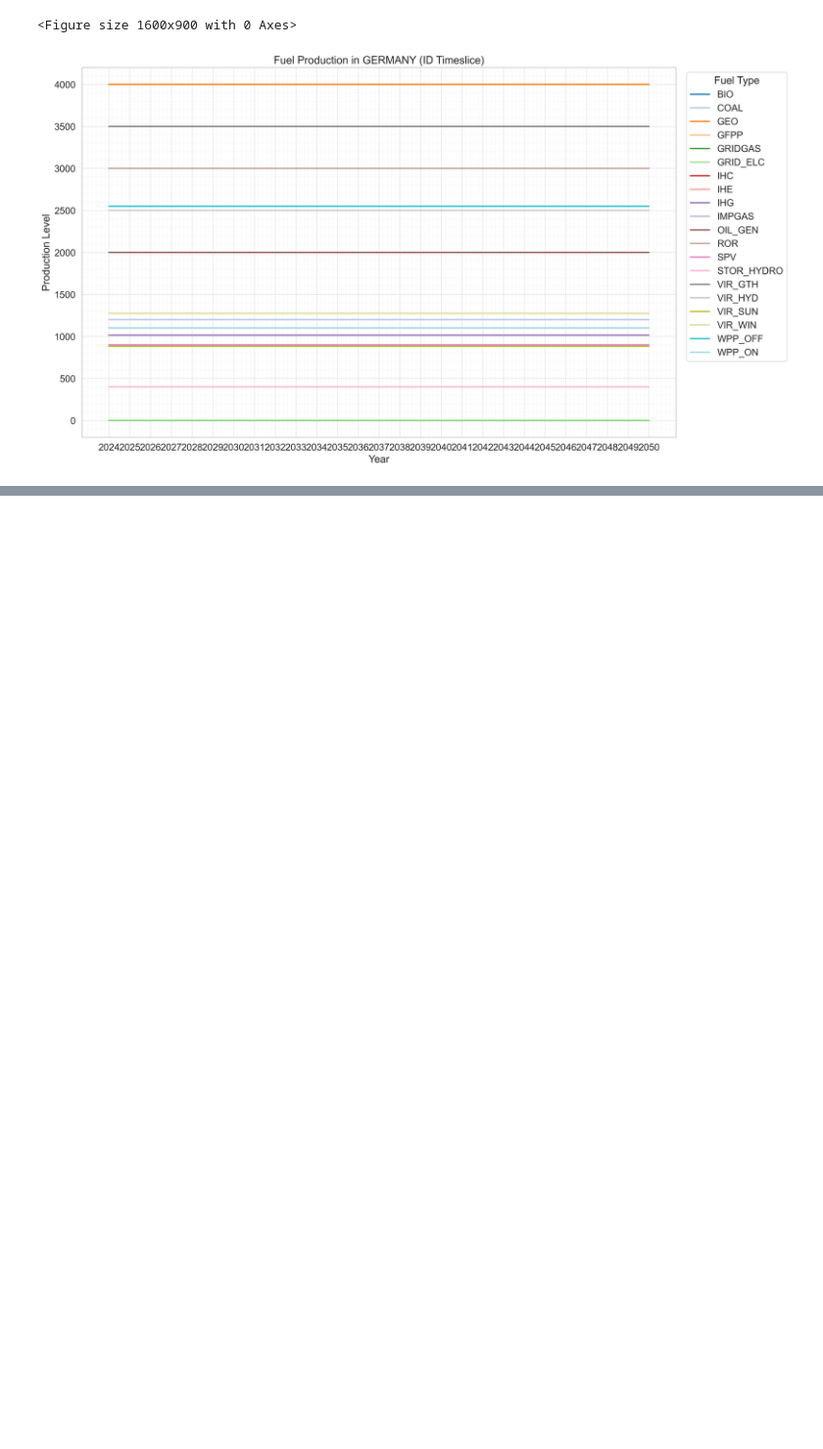
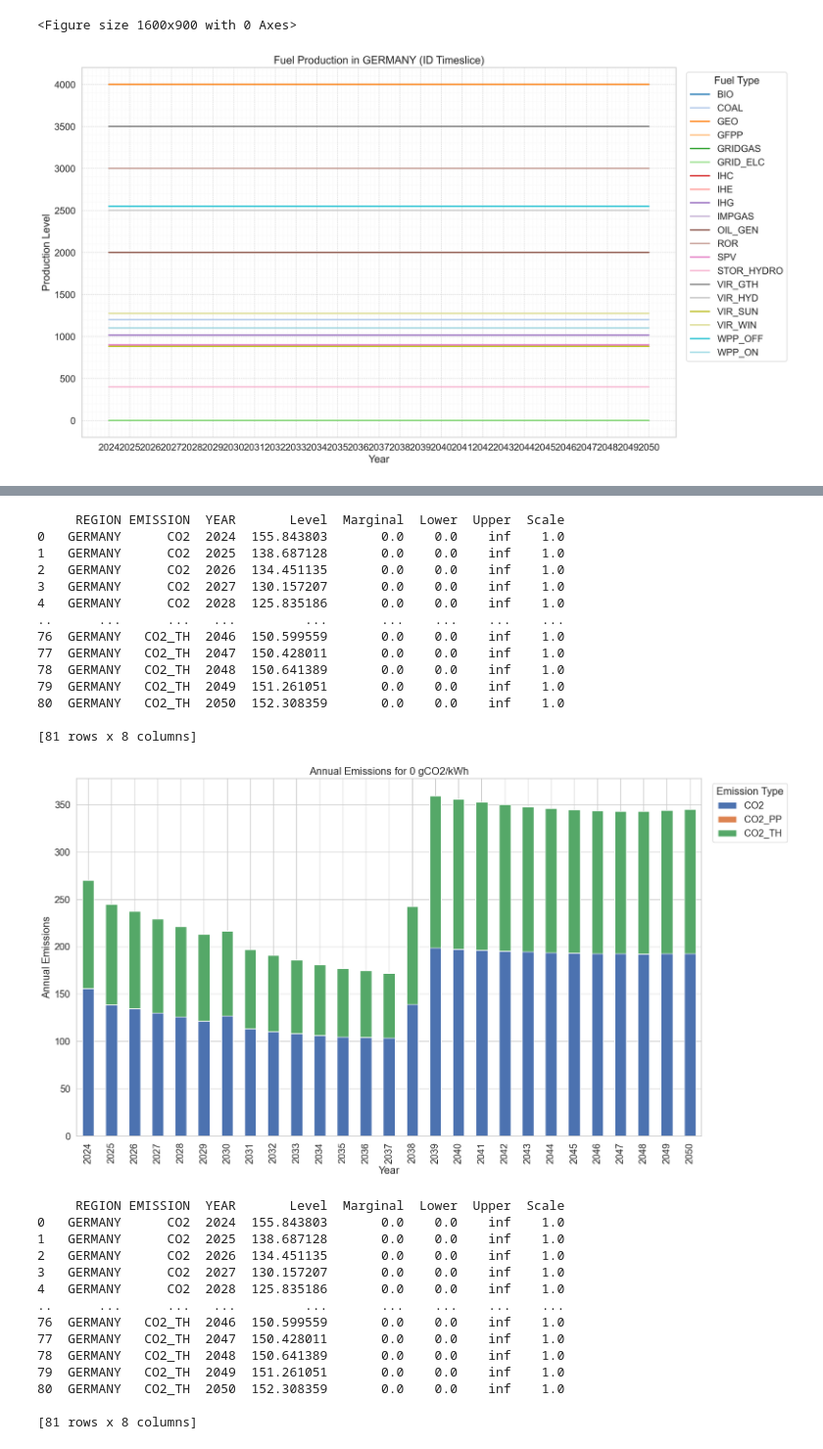
Before and after one commit to Mich8-D/Hy-run, a Jupyter notebook: main.ipynb, the cells around one changed output, grey strips where cells are left out. Shown at 98% size. Cells and saved outputs as stored; diff of their text form; code cells hidden in the pictures; blank space fills up the shorter version.

```diff
--- a/main.ipynb
+++ b/main.ipynb
@@ -290,0 +354,44 @@ plot stuff / keep it in a results dataframe
+# %%
+## here, dfs relate to emissions, let us plot them
+for i, df in dfs.items():
+    em_df = df
+    print(df)
+    pivot = em_df.pivot(index='YEAR', columns='EMISSION', values='Level')
+
+    pivot.plot(kind='bar', stacked=True, figsize=(16, 9), title=f"Annual Emissions for {emissionC02[i]} gCO2/kWh")
+    plt.xlabel('Year')
+    plt.ylabel('Annual Emissions')
+    plt.title(f"Annual Emissions for {emissionC02[i]} gCO2/kWh")
+    plt.legend(title='Emission Type', bbox_to_anchor=(1.01, 1), loc='upper left', frameon=True)
+    plt.tight_layout()
+    plt.show()
+# %% [output]
+     REGION EMISSION  YEAR       Level  Marginal  Lower  Upper  Scale
+0   GERMANY      CO2  2024  155.843803       0.0    0.0    inf    1.0
+1   GERMANY      CO2  2025  138.687128       0.0    0.0    inf    1.0
+2   GERMANY      CO2  2026  134.451135       0.0    0.0    inf    1.0
+3   GERMANY      CO2  2027  130.157207       0.0    0.0    inf    1.0
+4   GERMANY      CO2  2028  125.835186       0.0    0.0    inf    1.0
+..      ...      ...   ...         ...       ...    ...    ...    ...
+76  GERMANY   CO2_TH  2046  150.599559       0.0    0.0    inf    1.0
+77  GERMANY   CO2_TH  2047  150.428011       0.0    0.0    inf    1.0
+78  GERMANY   CO2_TH  2048  150.641389       0.0    0.0    inf    1.0
+79  GERMANY   CO2_TH  2049  151.261051       0.0    0.0    inf    1.0
+80  GERMANY   CO2_TH  2050  152.308359       0.0    0.0    inf    1.0
+
+[81 rows x 8 columns]
+[figure, added]
+     REGION EMISSION  YEAR       Level  Marginal  Lower  Upper  Scale
+0   GERMANY      CO2  2024  155.843803       0.0    0.0    inf    1.0
+1   GERMANY      CO2  2025  138.687128       0.0    0.0    inf    1.0
+2   GERMANY      CO2  2026  134.451135       0.0    0.0    inf    1.0
+3   GERMANY      CO2  2027  130.157207       0.0    0.0    inf    1.0
+4   GERMANY      CO2  2028  125.835186       0.0    0.0    inf    1.0
+..      ...      ...   ...         ...       ...    ...    ...    ...
+76  GERMANY   CO2_TH  2046  150.599559       0.0    0.0    inf    1.0
+77  GERMANY   CO2_TH  2047  150.428011       0.0    0.0    inf    1.0
+78  GERMANY   CO2_TH  2048  150.641389       0.0    0.0    inf    1.0
+79  GERMANY   CO2_TH  2049  151.261051       0.0    0.0    inf    1.0
+80  GERMANY   CO2_TH  2050  152.308359       0.0    0.0    inf    1.0
+
+[81 rows x 8 columns]
```
Also changed, not shown: parts of 13 cells of this notebook, 13 other files.
